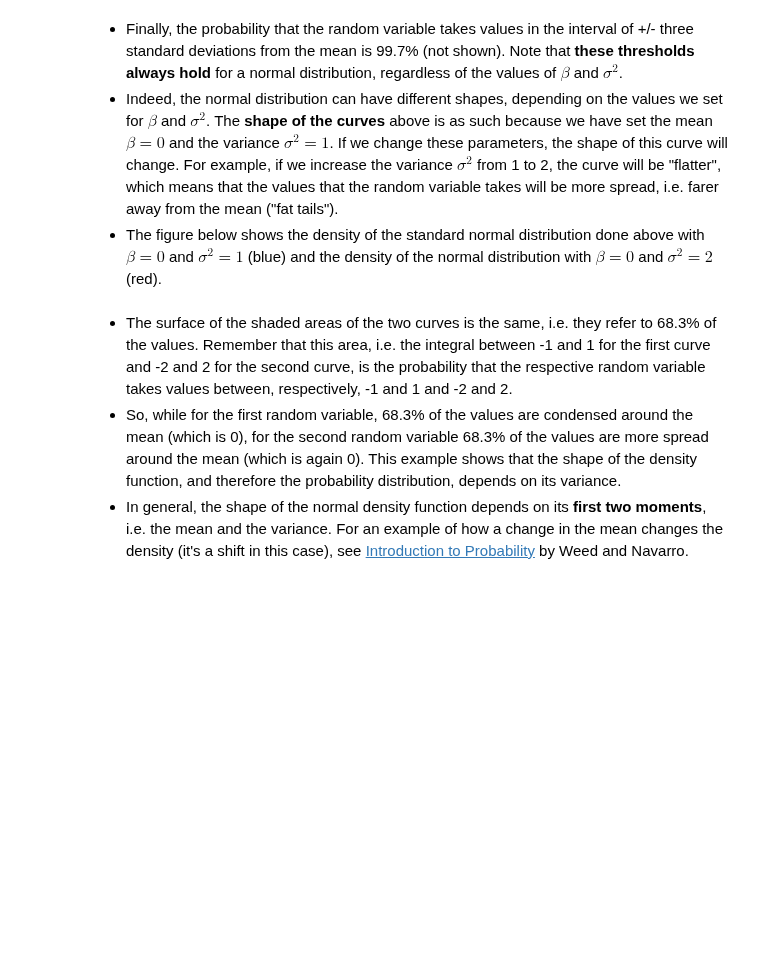
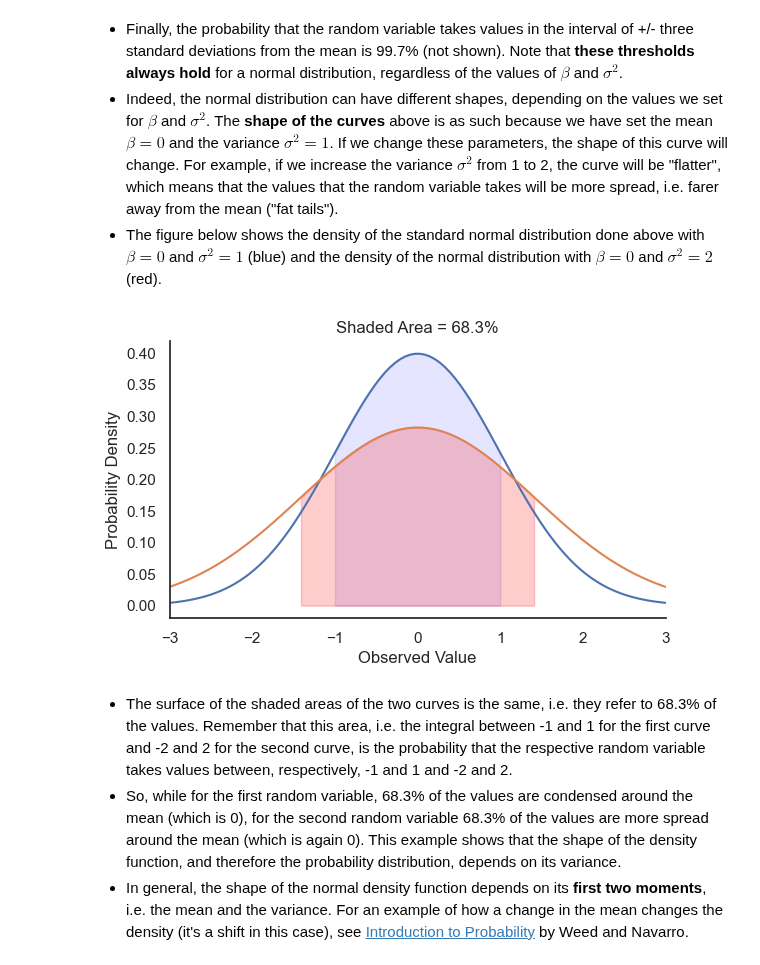
Before and after one commit to edoardochiarotti/class_datascience, a Jupyter notebook: 2023/04_Probability/Resources/04_Probability.ipynb, the cells around one changed output. Drawn from its saved outputs; the diff is of its cells as text; code cells hidden in the pictures; blank space fills up the shorter version.

```diff
--- a/2023/04_Probability/Resources/04_Probability.ipynb
+++ b/2023/04_Probability/Resources/04_Probability.ipynb
@@ -206,29 +231,31 @@ sns.despine()
 # %%
 # get second curve
 sigma2_bis = 2
 sigma_bis = np.sqrt(sigma2_bis)
 pdf_range_bis = np.linspace(beta - 3*sigma_bis, beta + 3*sigma_bis, 100)
 pdf_dens_bis = stats.norm.pdf(pdf_range_bis, beta, sigma_bis)
 
 # plot densities
 sns.lineplot(x = pdf_range, y = pdf_dens)
 sns.lineplot(x = pdf_range_bis, y = pdf_dens_bis)
 
 # add shaded area
 x_fill1 = np.arange(-1, 1, 0.001)
-x_fill2 = np.arange(-2, 2, 0.001)
+x_fill2 = np.arange(-1.41, 1.41, 0.001)
 y_fill1 = stats.norm.pdf(x_fill1, beta, sigma)
 y_fill2 = stats.norm.pdf(x_fill2, beta, sigma_bis)
 plt.fill_between(x_fill1, y_fill1, 0, alpha=0.1, color="blue")
 plt.fill_between(x_fill2, y_fill2, 0, alpha=0.2, color = "red")
 
 # add axis titles
 plt.title("Shaded Area = 68.3%")
 plt.xlabel('Observed Value')
 plt.ylabel('Probability Density')
 plt.xlim((beta - 3*sigma), (beta + 3*sigma))
 
 sns.despine()
+# %% [output]
+[figure, added]
 # %% [markdown]
 - The surface of the shaded areas of the two curves is the same, i.e. they refer to 68.3% of the values. Remember that this area, i.e. the integral between -1 and 1 for the first curve and -2 and 2 for the second curve, is the probability that the respective random variable takes values between, respectively, -1 and 1 and -2 and 2.
 - So, while for the first random variable, 68.3% of the values are condensed around the mean (which is 0), for the second random variable 68.3% of the values are more spread around the mean (which is again 0). This example shows that the shape of the density function, and therefore the probability distribution, depends on its variance.
```
Also changed, not shown: parts of 23 cells of this notebook, 1 other file.
